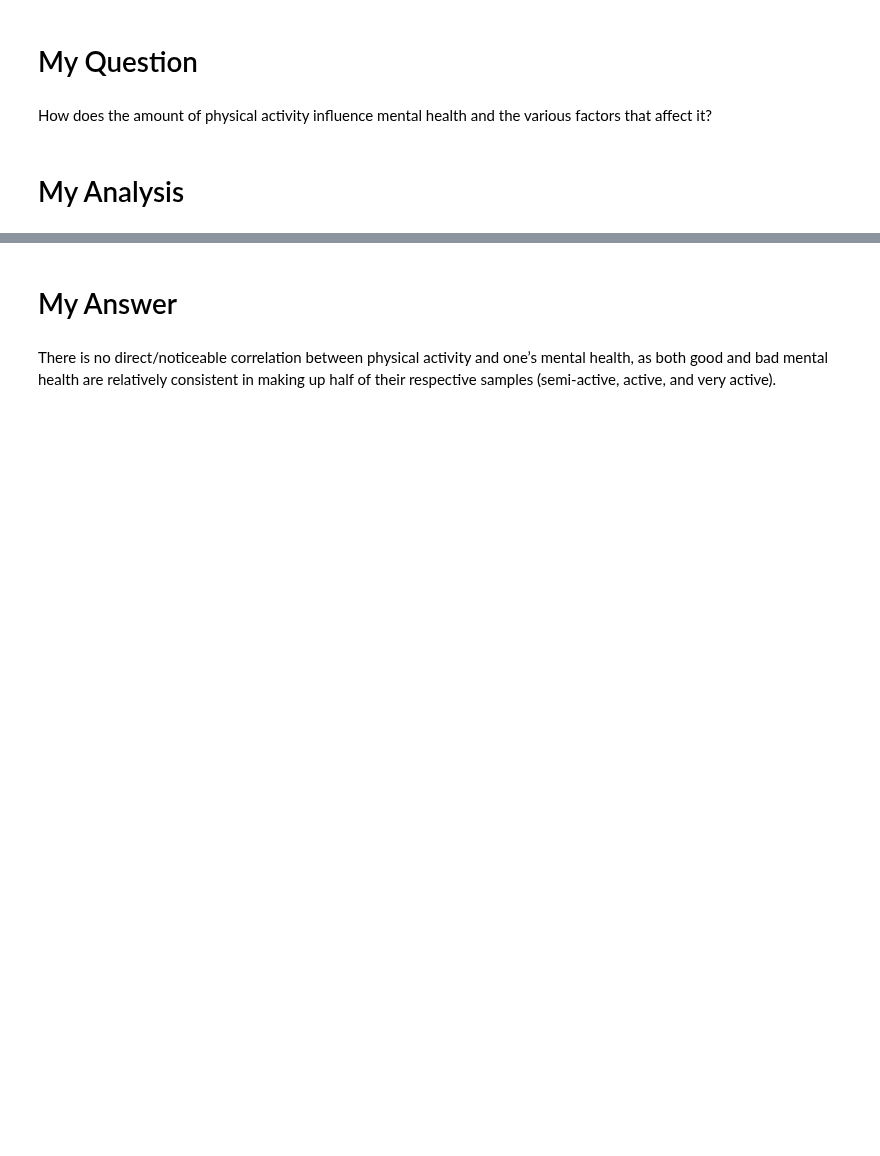
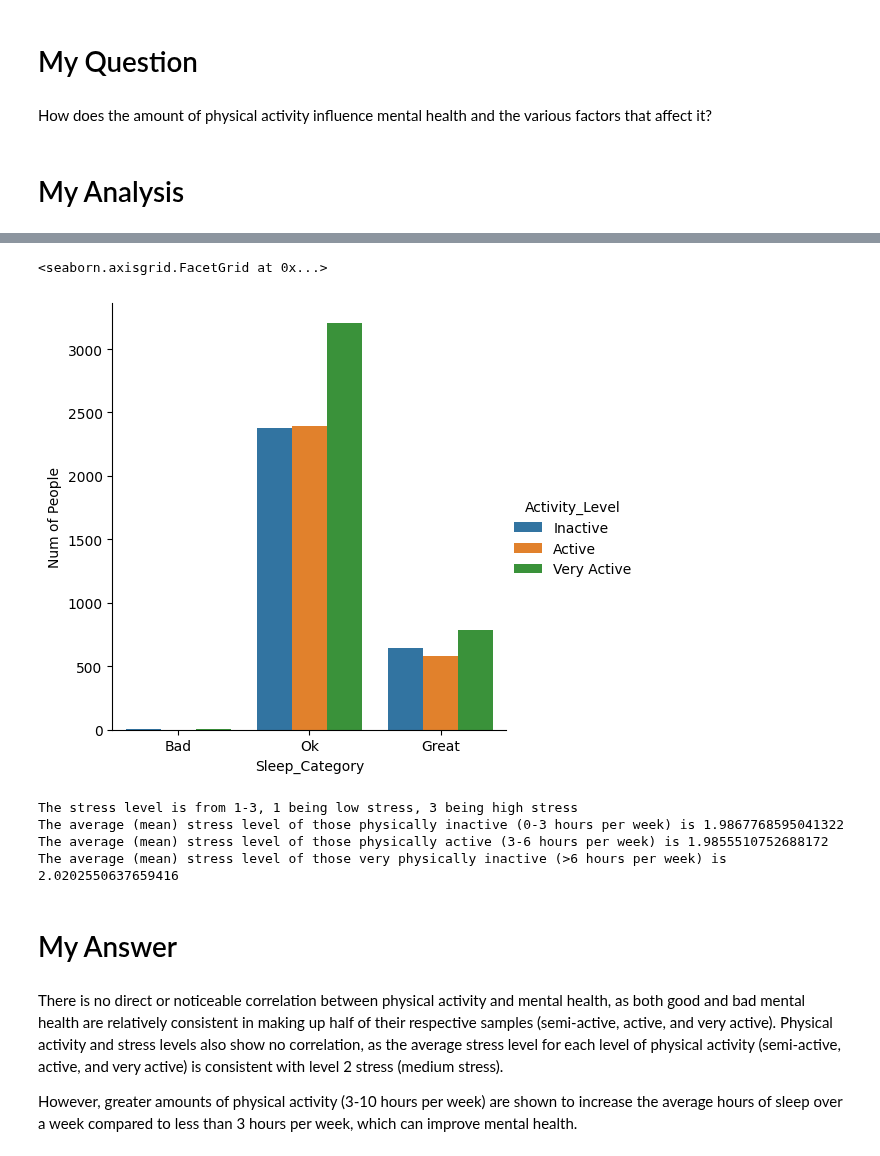
Before and after one commit to ReverseRasterization/AI, a Jupyter notebook: Semester 1/Unit 1 Final/Unit+1+-+Final+Project+Template.ipynb, the cells around one changed output, grey strips where cells are left out. Drawn from its saved outputs; the diff is of its cells as text; code cells hidden in the pictures; blank space fills up the shorter version.

```diff
--- a/Semester 1/Unit 1 Final/Unit+1+-+Final+Project+Template.ipynb
+++ b/Semester 1/Unit 1 Final/Unit+1+-+Final+Project+Template.ipynb
@@ -81,4 +70,48 @@ sb.catplot(
+# %%
+data = {
+    'Sleep_Category': ['Bad', 'Bad', 'Bad', 'Ok', 'Ok', 'Ok', 'Great', 'Great', 'Great'],
+    'Activity_Level': ['Inactive', 'Active', 'Very Active', 'Inactive', 'Active', 'Very Active', 'Inactive', 'Active', 'Very Active'],
+    'Num of People': [
+        len(inactive[inactive['Sleep_Hours'] <= 4]),
+        len(active[active['Sleep_Hours'] <= 4]),
+        len(very_active[very_active['Sleep_Hours'] <= 4]),
+        len(inactive[(inactive['Sleep_Hours'] > 4) & (inactive['Sleep_Hours'] <= 8)]),
+        len(active[(active['Sleep_Hours'] > 4) & (active['Sleep_Hours'] <= 8)]),
+        len(very_active[(very_active['Sleep_Hours'] > 4) & (very_active['Sleep_Hours'] <= 8)]),
+        len(inactive[inactive['Sleep_Hours'] > 8]),
+        len(active[active['Sleep_Hours'] > 8]),
+        len(very_active[very_active['Sleep_Hours'] > 8])
+    ]
+}
+
+
+
+dfs = pd.DataFrame(data)
+
+sb.catplot(
+    data=dfs,
+    x='Sleep_Category',
+    y='Num of People',
+    hue='Activity_Level',
+    kind='bar'
+)
+# %% [output]
+<seaborn.axisgrid.FacetGrid at 0x...>
+[figure, added]
+# %%
+# Process Data
+print("The stress level is from 1-3, 1 being low stress, 3 being high stress")
+print("The average (mean) stress level of those physically inactive (0-3 hours per week) is", inactive['Stress_Level'].mean())
+print("The average (mean) stress level of those physically active (3-6 hours per week) is",active['Stress_Level'].mean())
+print("The average (mean) stress level of those very physically inactive (>6 hours per week) is",very_active['Stress_Level'].mean())
+# %% [output]
+The stress level is from 1-3, 1 being low stress, 3 being high stress
+The average (mean) stress level of those physically inactive (0-3 hours per week) is 1.9867768595041322
+The average (mean) stress level of those physically active (3-6 hours per week) is 1.9855510752688172
+The average (mean) stress level of those very physically inactive (>6 hours per week) is 2.0202550637659416
 # %% [markdown]
 # My Answer
 # %% [markdown]
-There is no direct/noticeable correlation between physical activity and one’s mental health, as both good and bad mental health are relatively consistent in making up half of their respective samples (semi-active, active, and very active).
+There is no direct or noticeable correlation between physical activity and mental health, as both good and bad mental health are relatively consistent in making up half of their respective samples (semi-active, active, and very active). Physical activity and stress levels also show no correlation, as the average stress level for each level of physical activity (semi-active, active, and very active) is consistent with level 2 stress (medium stress).
+
+However, greater amounts of physical activity (3-10 hours per week) are shown to increase the average hours of sleep over a week compared to less than 3 hours per week, which can improve mental health.
```
Also changed, not shown: parts of 2 cells of this notebook.
